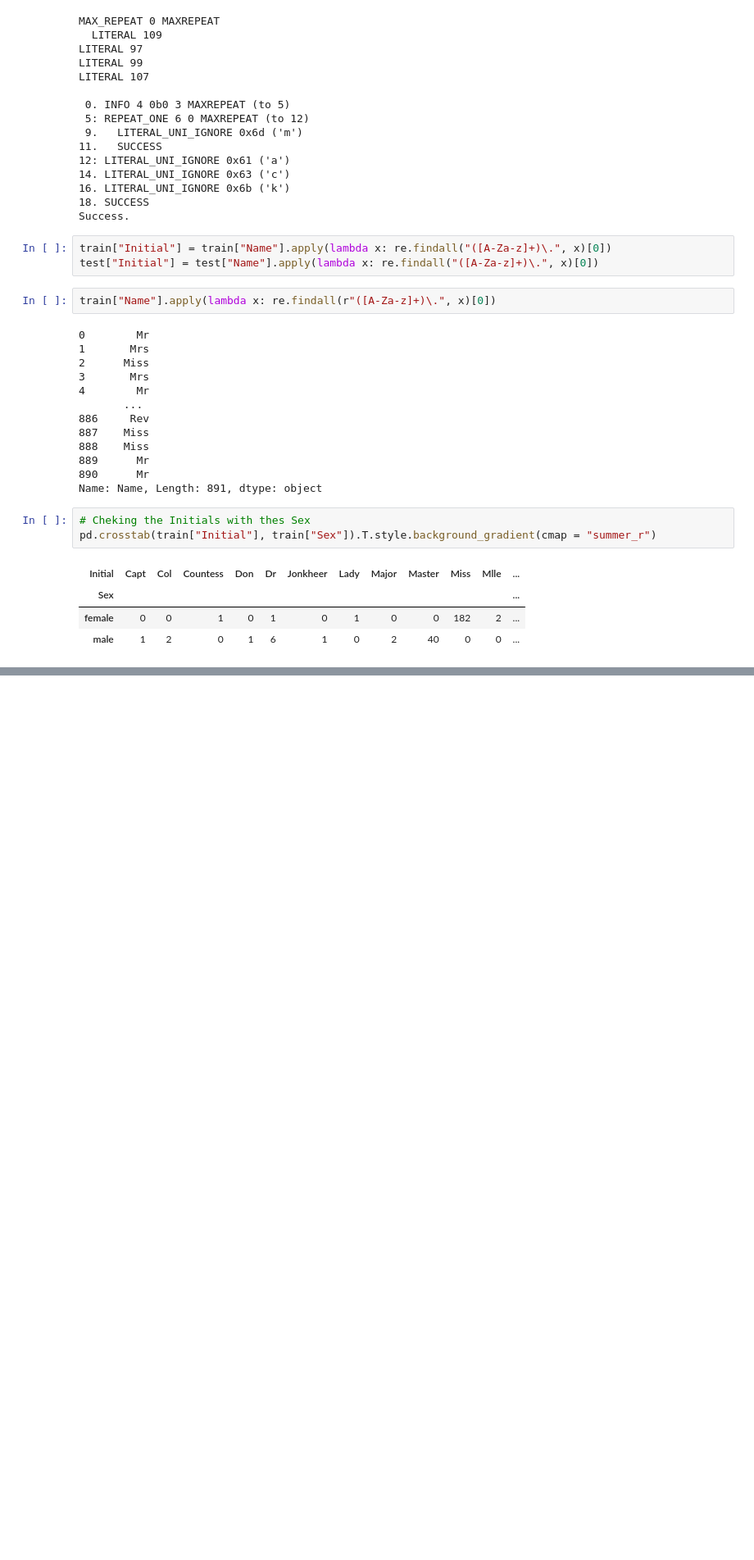
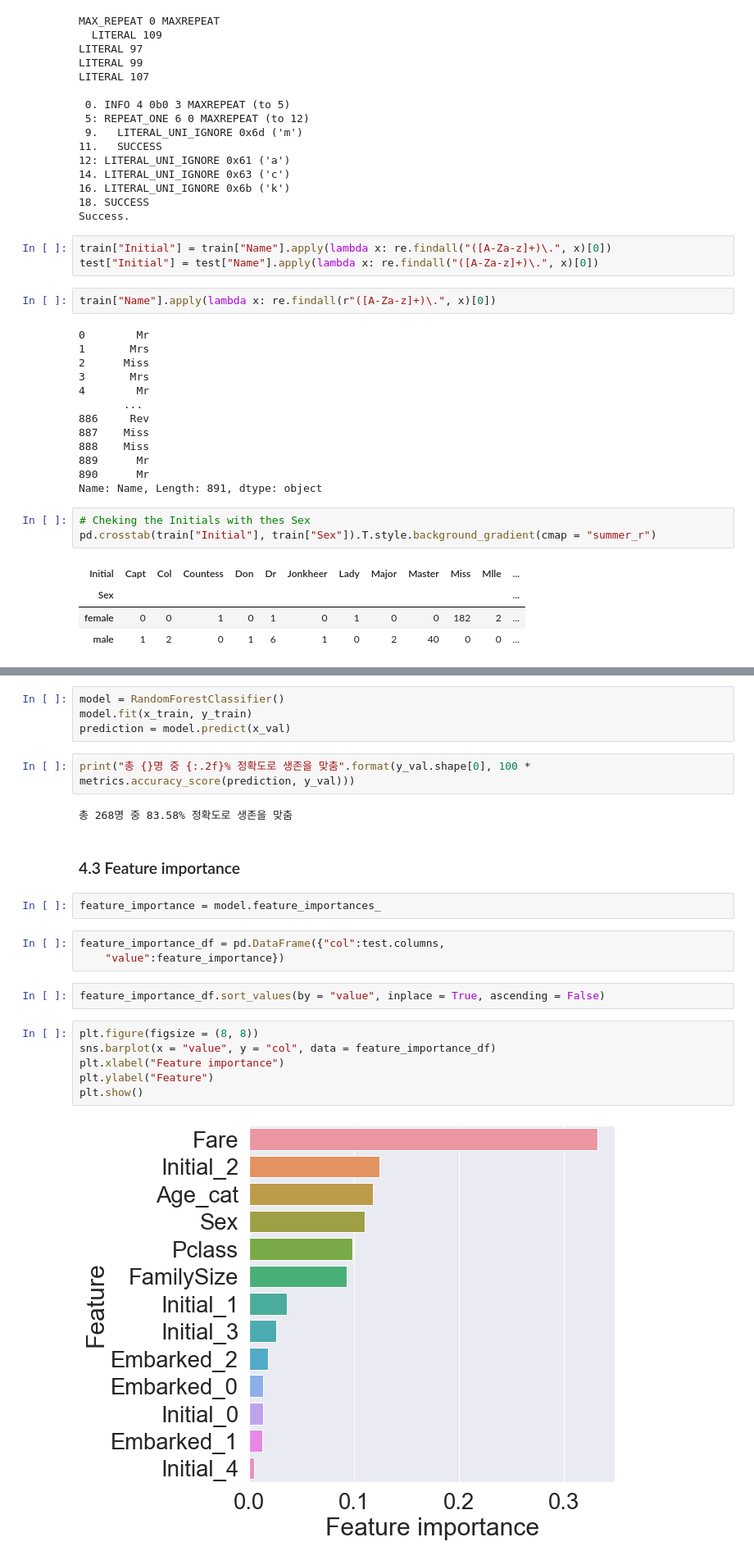
Before and after one commit to DominKim/kaggle_practice, a Jupyter notebook: Step01_Titanic.ipynb, the cells around one changed output, grey strips where cells are left out. Shown at 82% size. Drawn from its saved outputs; the diff is of its cells as text; blank space fills up the shorter version.

```diff
--- a/Step01_Titanic.ipynb
+++ b/Step01_Titanic.ipynb
@@ -373,0 +521,25 @@ pd.crosstab(train["Initial"], train["Sex"]).T.style.background_gradient(cmap = "
+# %%
+model = RandomForestClassifier()
+model.fit(x_train, y_train)
+prediction = model.predict(x_val)
+# %%
+print("총 {}명 중 {:.2f}% 정확도로 생존을 맞춤".format(y_val.shape[0], 100 * metrics.accuracy_score(prediction, y_val)))
+# %% [output]
+총 268명 중 83.58% 정확도로 생존을 맞춤
+# %% [markdown]
+### 4.3 Feature importance
+# %%
+feature_importance = model.feature_importances_
+# %%
+feature_importance_df = pd.DataFrame({"col":test.columns,
+    "value":feature_importance})
+# %%
+feature_importance_df.sort_values(by = "value", inplace = True, ascending = False)
+# %%
+plt.figure(figsize = (8, 8))
+sns.barplot(x = "value", y = "col", data = feature_importance_df)
+plt.xlabel("Feature importance")
+plt.ylabel("Feature")
+plt.show()
+# %% [output]
+[figure, added]
```
Also changed, not shown: parts of 31 cells of this notebook.
